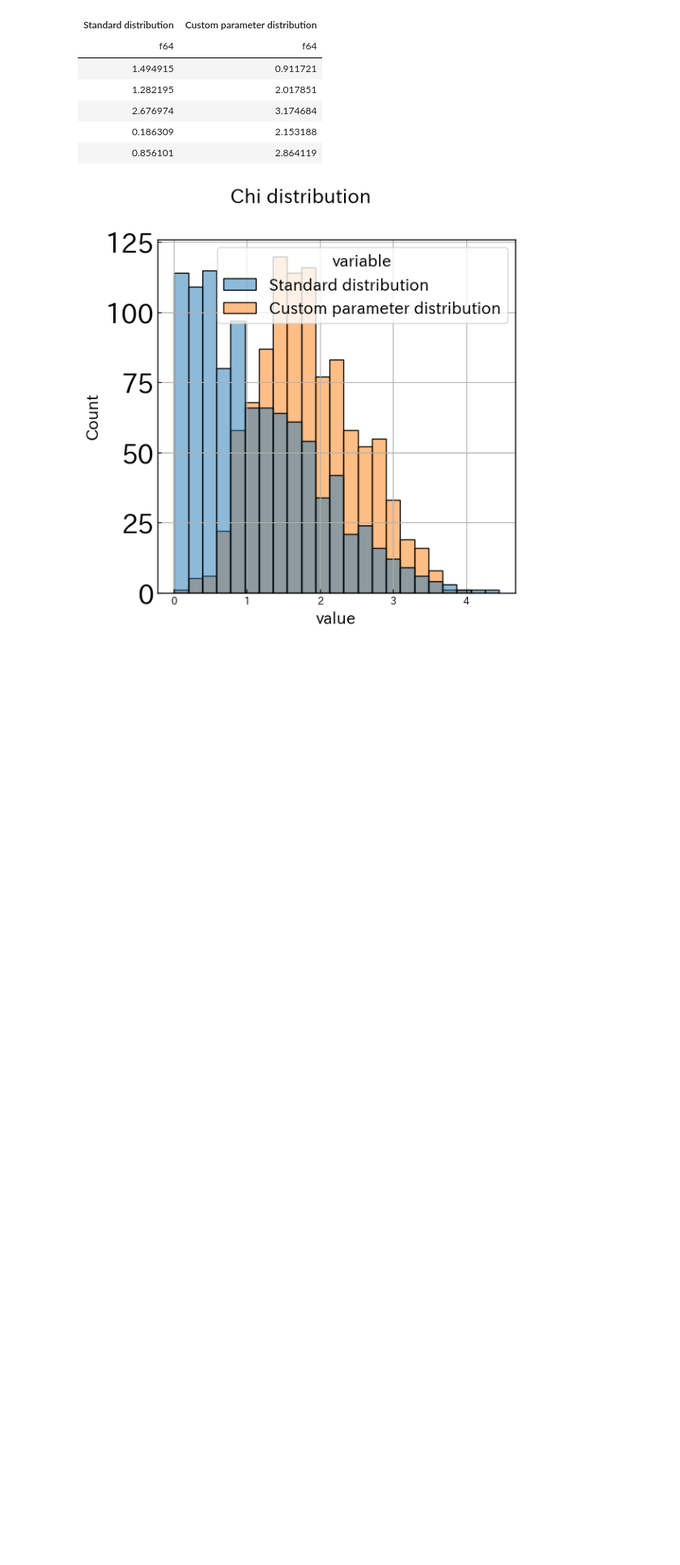
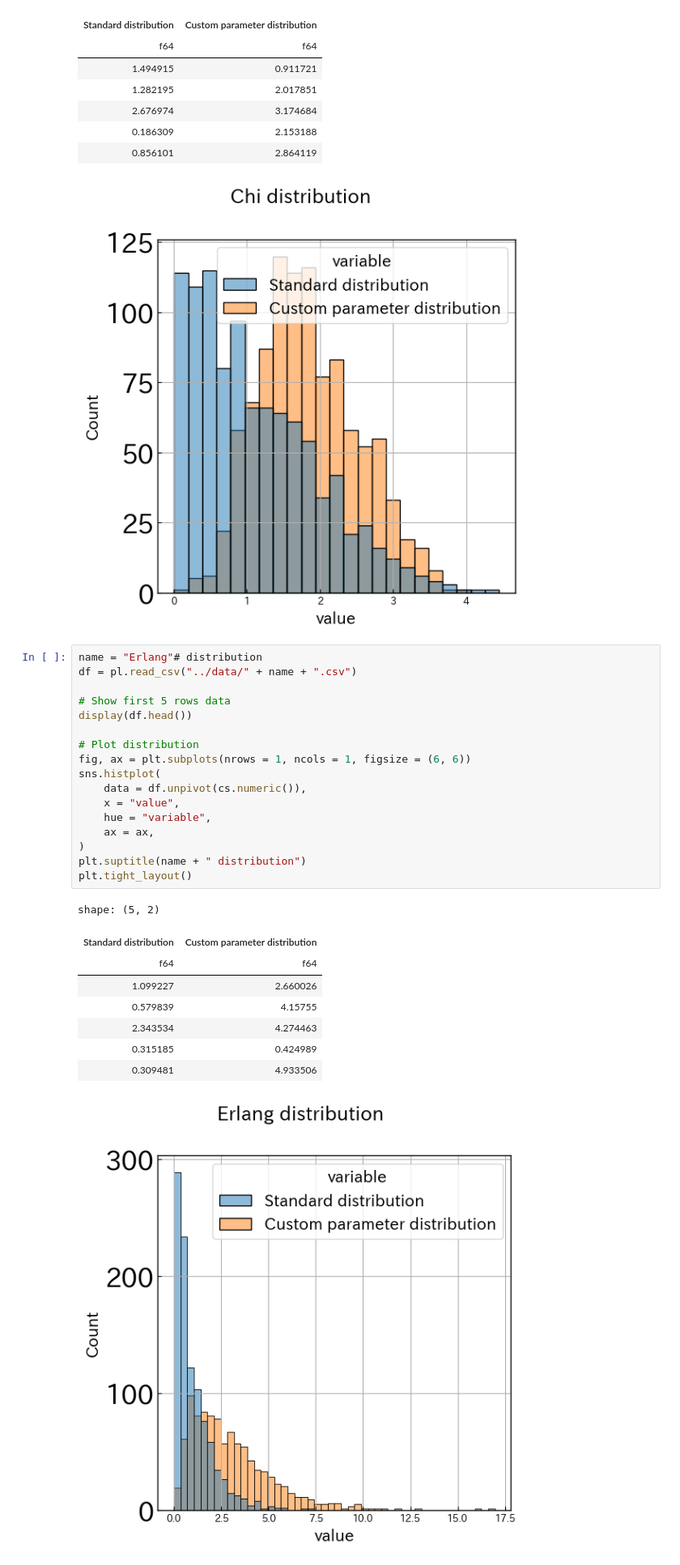
Before and after one commit to Tremendous1192/demo_rand_simple, a Jupyter notebook: notebooks/demo.ipynb, the cells around one changed output. Shown at 81% size. Saved outputs shown, nothing was run; the diff lists cells and outputs as text; blank space fills up the shorter version.

Commit message:
Erlang分布

```diff
--- a/notebooks/demo.ipynb
+++ b/notebooks/demo.ipynb
@@ -167,3 +167,30 @@ shape: (5, 2)
 | 0.186309 | 2.153188 |
 | 0.856101 | 2.864119 |
 [figure]
+# %%
+name = "Erlang"# distribution
+df = pl.read_csv("../data/" + name + ".csv")
+
+# Show first 5 rows data
+display(df.head())
+
+# Plot distribution
+fig, ax = plt.subplots(nrows = 1, ncols = 1, figsize = (6, 6))
+sns.histplot(
+    data = df.unpivot(cs.numeric()),
+    x = "value",
+    hue = "variable",
+    ax = ax,
+)
+plt.suptitle(name + " distribution")
+plt.tight_layout()
+# %% [output]
+shape: (5, 2)
+| Standard distribution | Custom parameter distribution |
+| f64 | f64 |
+| 1.099227 | 2.660026 |
+| 0.579839 | 4.15755 |
+| 2.343534 | 4.274463 |
+| 0.315185 | 0.424989 |
+| 0.309481 | 4.933506 |
+[figure, added]
```
Also changed, not shown: 3 other files.
